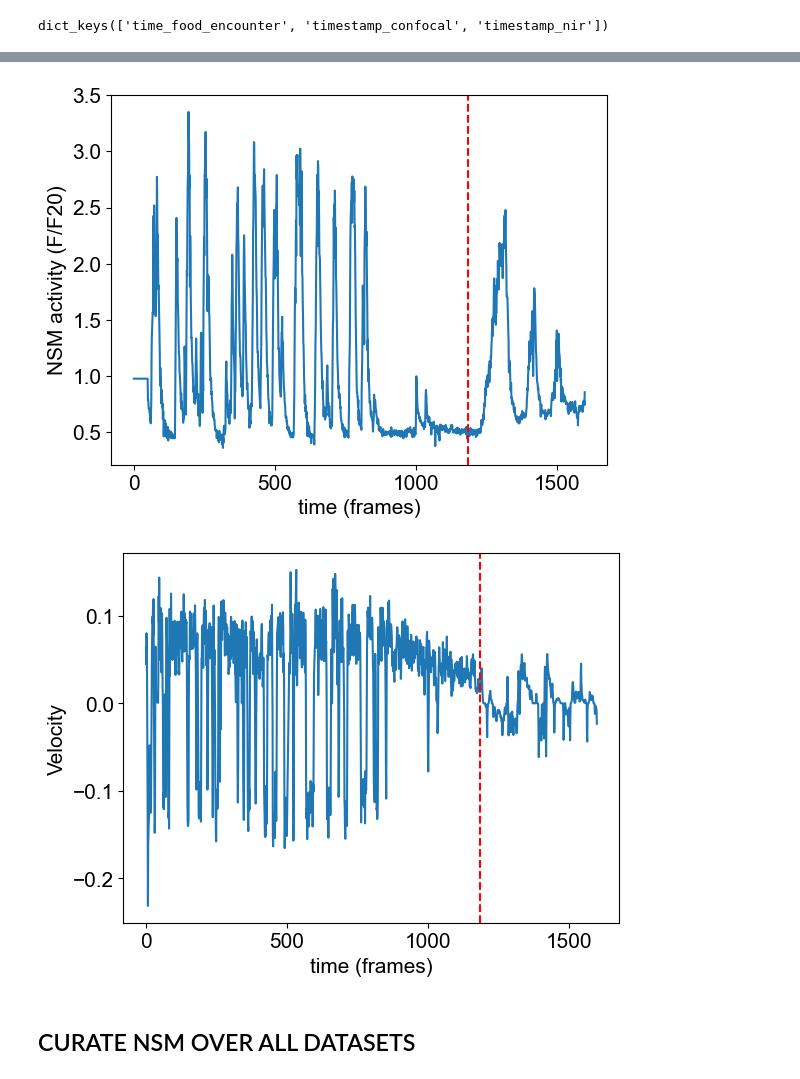
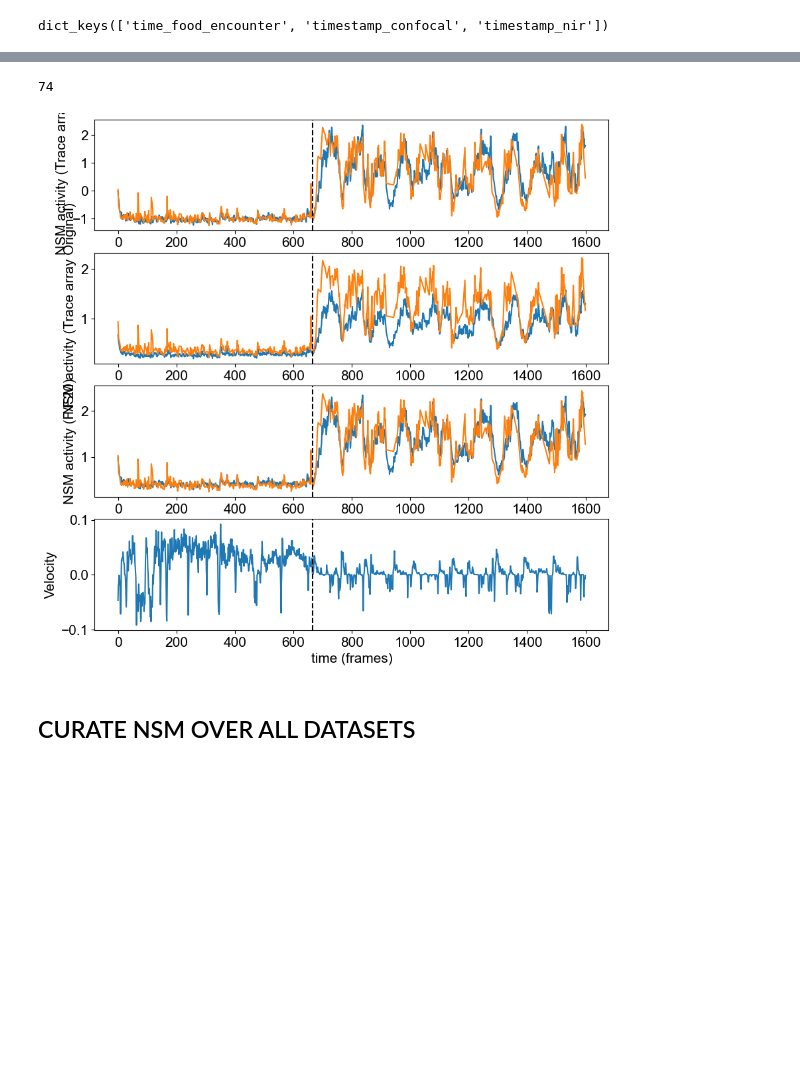
Before and after one commit to MunibH/Dag_Nwabudike_Kang_2025, a Jupyter notebook: main.ipynb, the cells around one changed output, grey strips where cells are left out. Cells and saved outputs as stored; diff of their text form; code cells hidden in the pictures; blank space fills up the shorter version.

```diff
--- a/main.ipynb
+++ b/main.ipynb
@@ -12,7 +12,7 @@ data_pth = r'C:\Users\munib\POSTDOC\DATA\Dag_Nwabudike_Kang_2024\swf415_no_id' #
 
 nsm_idx = 74 # was 75 in candy's julia notebook, which is 1 based, but in python we start counting from 0, so we need to subtract 1
 
-uid = '2022-04-05-01-data.h5'
+uid = '2022-04-12-02-data.h5'
 
 path_h5 = os.path.join(data_pth,uid)
 # %%
@@ -63,21 +67,38 @@ plt.show()
+# %%
+nsm_idx
+# %% [output]
+74
 # %%
-plt.figure()
-# plt.plot(data['gcamp']['traces_array_F_F20'][:,nsm_idx])
-plt.plot(data['gcamp']['traces_array_F_F20'][:,75])
-plt.axvline(data['timing']['time_food_encounter'], color='red', linestyle='--')
-plt.xlabel('time (frames)')
-plt.ylabel('NSM activity (F/F20)')
+trace2plot = 'trace_array' # 'trace_array', 'trace_array_original', 'traces_array_F_F20'
+
+fig, axs = plt.subplots(4, 1, figsize=(10,10))
+nsm_idx = data['gcamp']['idx_nsm']
+
+if len(nsm_idx) > 1:
+    for i in range(len(nsm_idx)):
+        axs[0].plot(data['gcamp']['trace_array'][:,nsm_idx[i]-1], label=f'NSM {i+1}')
+        axs[1].plot(data['gcamp']['trace_array_original'][:,nsm_idx[i]-1], label=f'NSM {i+1}')
+        axs[2].plot(data['gcamp']['traces_array_F_F20'][:,nsm_idx[i]-1], label=f'NSM {i+1}')
+else:
+    axs[0].plot(data['gcamp']['trace_array'][:,nsm_idx-1], label='NSM')
+    axs[1].plot(data['gcamp']['trace_array_original'][:,nsm_idx-1], label='NSM')
+    axs[2].plot(data['gcamp']['traces_array_F_F20'][:,nsm_idx-1], label='NSM')
+
+axs[0].axvline(data['timing']['time_food_encounter'], color='black', linestyle='--')
+axs[1].axvline(data['timing']['time_food_encounter'], color='black', linestyle='--')
+axs[2].axvline(data['timing']['time_food_encounter'], color='black', linestyle='--')
+axs[0].set_ylabel('NSM activity (Trace array)')
+axs[1].set_ylabel('NSM activity (Trace array Original)')
+axs[2].set_ylabel('NSM activity (F/F20)')
+
+axs[3].plot(data['behavior']['velocity'])
+axs[3].axvline(data['timing']['time_food_encounter'], color='black', linestyle='--')
+axs[3].set_xlabel('time (frames)')
+axs[3].set_ylabel('Velocity')
+
 plt.show()
-
-plt.figure()
-plt.plot(data['behavior']['velocity'])
-plt.axvline(data['timing']['time_food_encounter'], color='red', linestyle='--')
-plt.xlabel('time (frames)')
-plt.ylabel('Velocity')
-plt.show()
 # %% [output]
-[figure, old version]
+[figure, new version]
-[figure, removed]
 # %% [markdown]
 ## CURATE NSM OVER ALL DATASETS
 # %%
```
Also changed, not shown: parts of 5 cells of this notebook, 2 other files.
